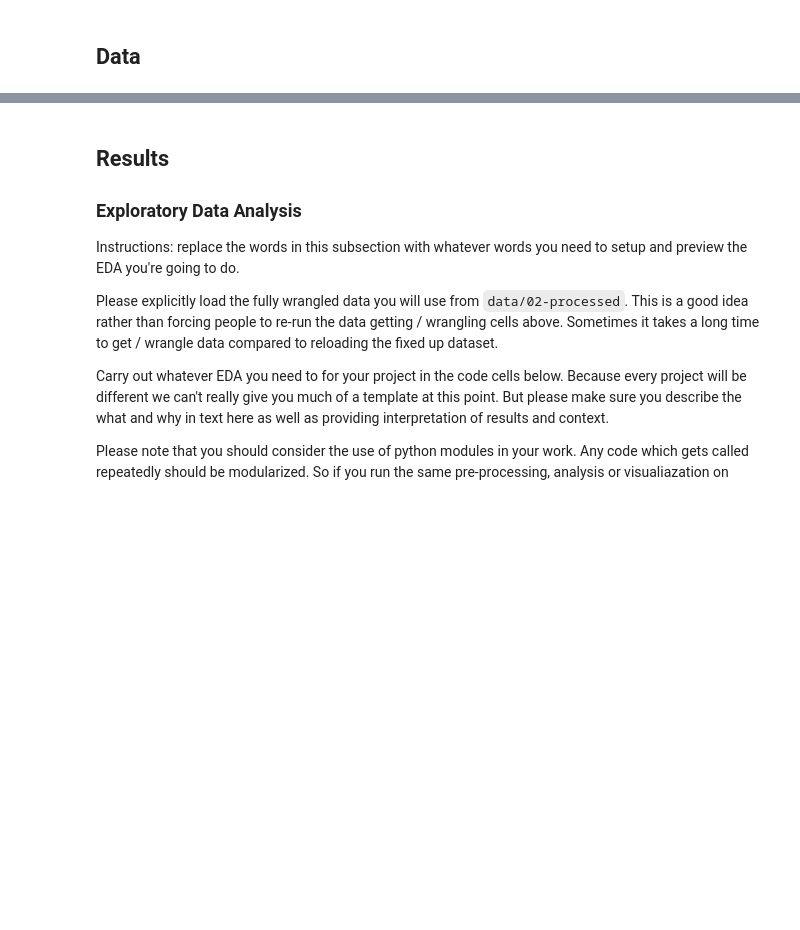
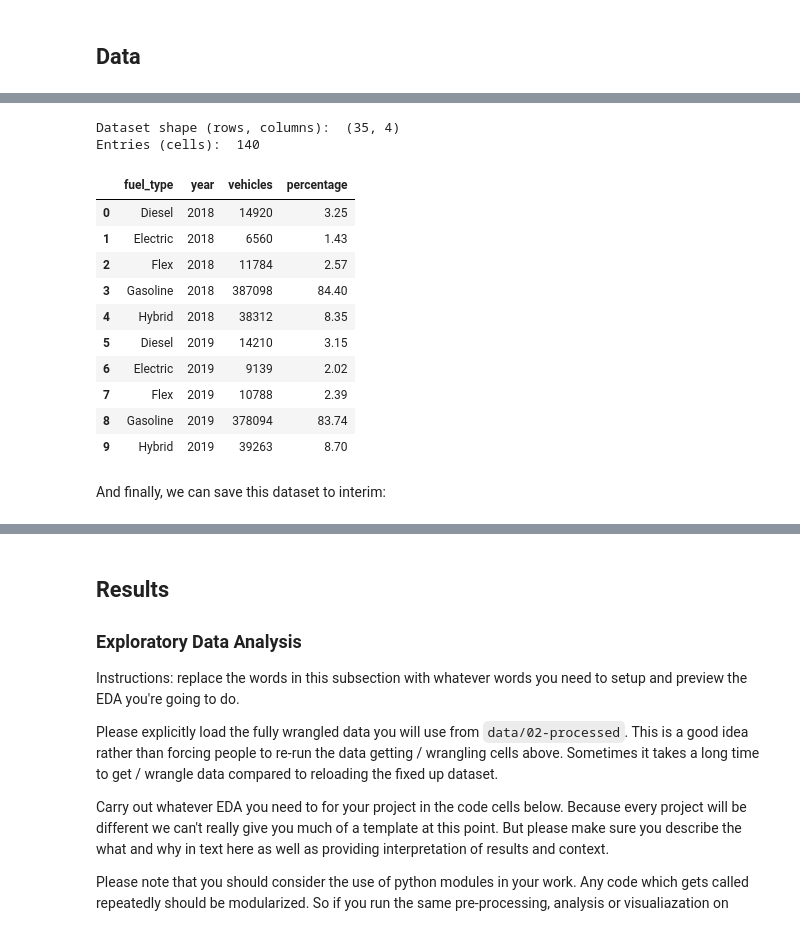
Before and after one commit to COGS108/Group026_WI26, a Jupyter notebook: 02-EDACheckpoint.ipynb, the cells around one changed output, grey strips where cells are left out. Cells and saved outputs as stored; diff of their text form; code cells hidden in the pictures; blank space fills up the shorter version.

```diff
--- a/02-EDACheckpoint.ipynb
+++ b/02-EDACheckpoint.ipynb
@@ -481,0 +315,20 @@ us_vehicle_df
+# %%
+print("Dataset shape (rows, columns): ", sf_vehicle_registration.shape)
+print("Entries (cells): ", sf_vehicle_registration.size)
+sf_vehicle_registration.head(10)
+# %% [output]
+Dataset shape (rows, columns):  (35, 4)
+Entries (cells):  140
+|  | fuel_type | year | vehicles | percentage |
+| 0 | Diesel | 2018 | 14920 | 3.25 |
+| 1 | Electric | 2018 | 6560 | 1.43 |
+| 2 | Flex | 2018 | 11784 | 2.57 |
+| 3 | Gasoline | 2018 | 387098 | 84.40 |
+| 4 | Hybrid | 2018 | 38312 | 8.35 |
+| 5 | Diesel | 2019 | 14210 | 3.15 |
+| 6 | Electric | 2019 | 9139 | 2.02 |
+| 7 | Flex | 2019 | 10788 | 2.39 |
+| 8 | Gasoline | 2019 | 378094 | 83.74 |
+| 9 | Hybrid | 2019 | 39263 | 8.70 |
+# %% [markdown]
+And finally, we can save this dataset to interim:
```
Also changed, not shown: parts of 62 cells of this notebook, 1 other file.
